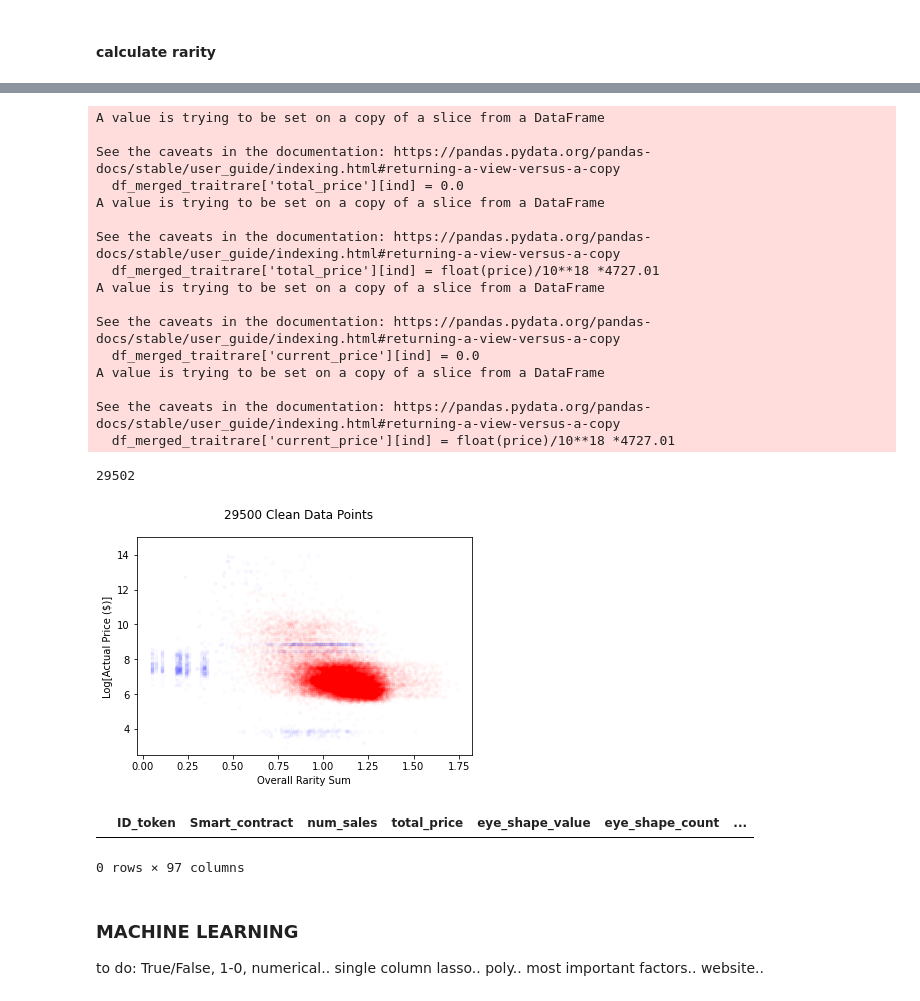
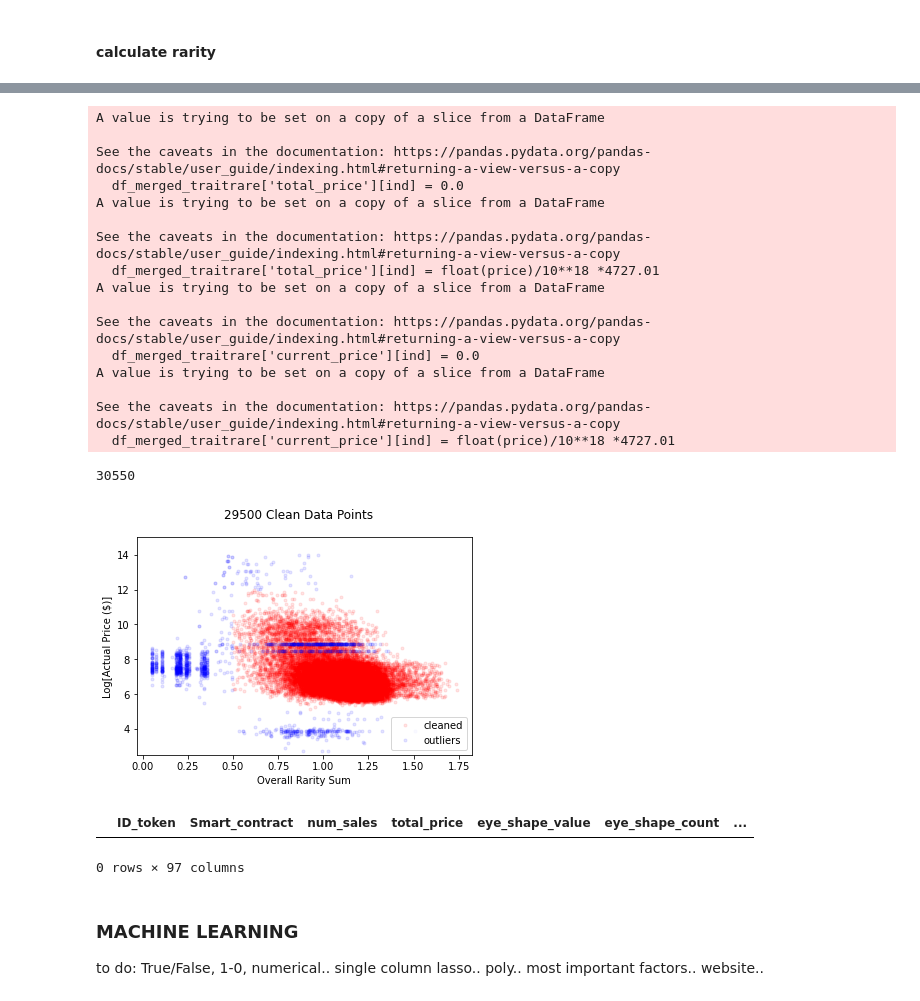
Before and after one commit to csgorham/cryptokitties-heroku, a Jupyter notebook: merge_DATA_go-CRYPTOKITTYAPI.ipynb, the cells around one changed output, grey strips where cells are left out. Saved outputs shown, nothing was run; the diff lists cells and outputs as text; code cells hidden in the pictures.

```diff
--- a/merge_DATA_go-CRYPTOKITTYAPI.ipynb
+++ b/merge_DATA_go-CRYPTOKITTYAPI.ipynb
@@ -540,7 +540,7 @@ df_merged_traitrare['cooldown_index'] = df_merged_traitrare['cooldown_index'].as
 df_merged_traitrare['is_fancy']  = df_merged_traitrare['is_fancy'] .astype(int)
 df_merged_traitrare['is_exclusive']  = df_merged_traitrare['is_exclusive'] .astype(int)
 df_merged_traitrare['is_purred']  = df_merged_traitrare['is_purred'] .astype(int)
-df_merged_traitrare['ID_token']  = df_merged_traitrare['ID_token'].astype(float)
+#df_merged_traitrare['ID_token']  = df_merged_traitrare['ID_token'].astype(float)
 
 
 
@@ -580,14 +580,14 @@ df_merged_traitrare_uncleaned2  =df_merged_traitrare_uncleaned2.append(df_merged
 df_merged_traitrare = df_merged_traitrare.loc[(df_merged_traitrare['total_price']<=np.exp(8.8665)) | (df_merged_traitrare['total_price']> np.exp(8.8675))]
 df_merged_traitrare = df_merged_traitrare.loc[(df_merged_traitrare['total_price']<=np.exp(8.461)) | (df_merged_traitrare['total_price']> np.exp(8.4615))]
 
-indexNames1 = df_merged_traitrare[(df_merged_traitrare['total_price'] < np.exp(5))].index
+"""indexNames1 = df_merged_traitrare[(df_merged_traitrare['total_price'] < np.exp(5))].index
 df_merged_traitrare = df_merged_traitrare.drop(indexNames1)
 
 indexNames1 = df_merged_traitrare[(df_merged_traitrare['total_price'] > np.exp(12))].index
 df_merged_traitrare = df_merged_traitrare.drop(indexNames1)
 
 indexNames1 = df_merged_traitrare[(df_merged_traitrare['overall_rarity_sum'] < 0.5)].index
-df_merged_traitrare = df_merged_traitrare.drop(indexNames1)
+df_merged_traitrare = df_merged_traitrare.drop(indexNames1)"""
 
 
 
@@ -614,33 +614,33 @@ A value is trying to be set on a copy of a slice from a DataFrame
 
 See the caveats in the documentation: https://pandas.pydata.org/pandas-docs/stable/user_guide/indexing.html#returning-a-view-versus-a-copy
   df_merged_traitrare['current_price'][ind] = float(price)/10**18 *4727.01
-29502
+30550
 # %%
 #plt.plot((df_merged_traitrare['overall_rarity_sum']), np.log1p((df_merged_traitrare['total_price'])),  '.r', alpha=.2)
 
-plt.plot((df_merged_traitrare['overall_rarity_sum']), np.log1p((df_merged_traitrare['total_price'])),  '.r', alpha=.01, label='cleaned')
-plt.plot((df_merged_traitrare_uncleaned2['overall_rarity_sum']), np.log1p((df_merged_traitrare_uncleaned2['total_price'])),  '.b', alpha=.01, label='outliers')
+line1= plt.plot((df_merged_traitrare['overall_rarity_sum']), np.log1p((df_merged_traitrare['total_price'])),  '.r', alpha=.1, label='cleaned')
+line2=plt.plot((df_merged_traitrare_uncleaned2['overall_rarity_sum']), np.log1p((df_merged_traitrare_uncleaned2['total_price'])),  '.b', alpha=.1, label='outliers')
 
 #plt.plot((df_merged_traitrare['overall_rarity_sum']), np.log1p((df_merged_traitrare['current_price'])),  '.r', alpha=.2)
 #plt.plot((df_merged_traitrare['overall_rarity_sum']), np.log1p((df_merged_traitrare['end_price'])),  '.r', alpha=.2)
 
 #x=np.linspace(200,800,10)
 #plt.plot(x, x/140+10.5 ,  '.b', alpha=.2)
 
 plt.ylim([2.5, 15])
-plt.legend(['cleaned', 'putl’], loc=4)
+plt.legend(['cleaned', 'outliers'], loc=4)
 plt.suptitle('29500 Clean Data Points')
 plt.ylabel('Log[Actual Price ($)]')
 plt.xlabel('Overall Rarity Sum')
 plt.savefig('./graphics/cleaned_data.png')
 plt.show()
 # %% [output]
-[figure, old version]
+[figure, new version]
-# %%
-df_merged_traitrare_uncleaned2
-# %% [output]
-|  | ID_token | Smart_contract | num_sales | total_price | eye_shape_value | eye_shape_count | ... |
-0 rows × 97 columns
+# %%
+df_merged_traitrare_uncleaned2
+# %% [output]
+|  | ID_token | Smart_contract | num_sales | total_price | eye_shape_value | eye_shape_count | ... |
+0 rows × 97 columns
 # %% [markdown]
 ###  MACHINE LEARNING
 
```
Also changed, not shown: parts of 38 cells of this notebook, 3 other files.
